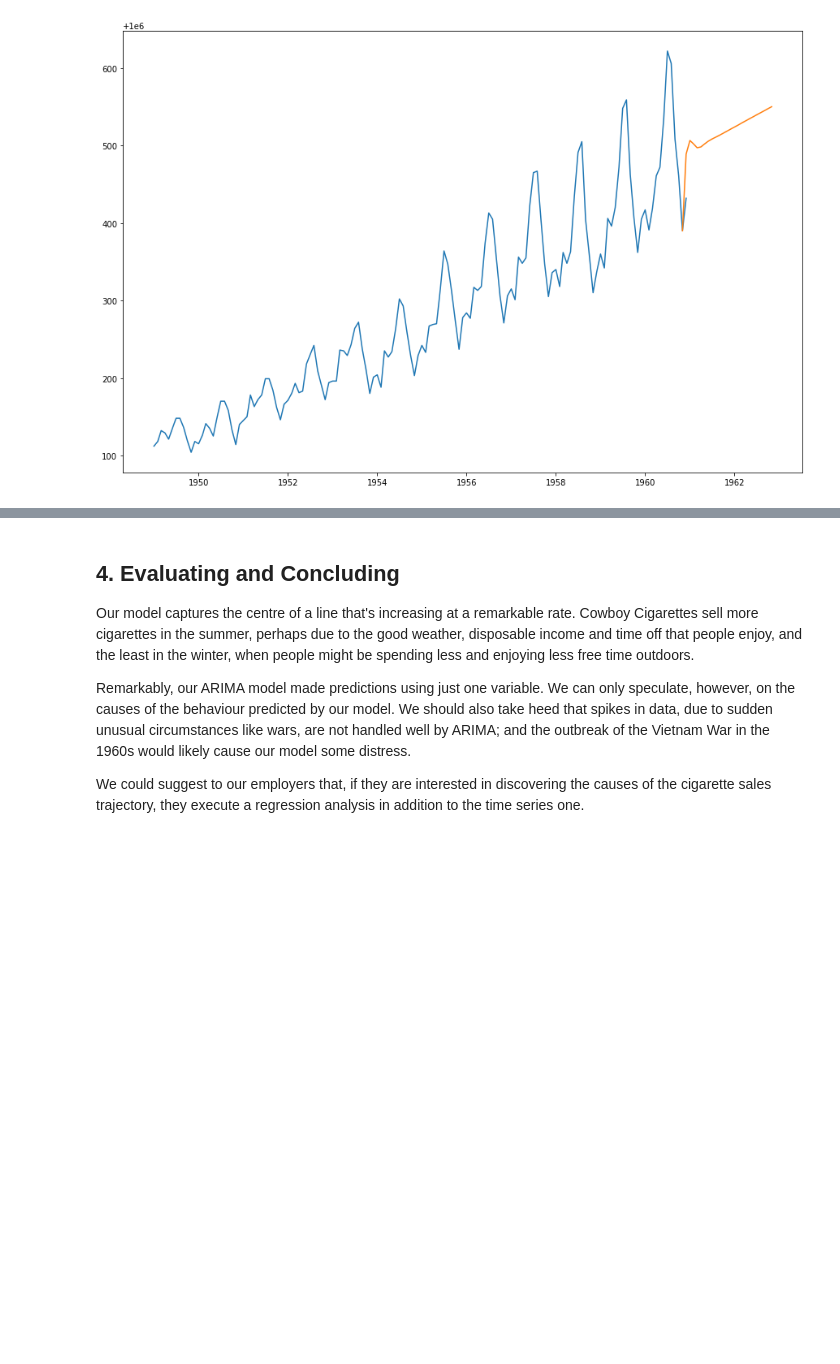
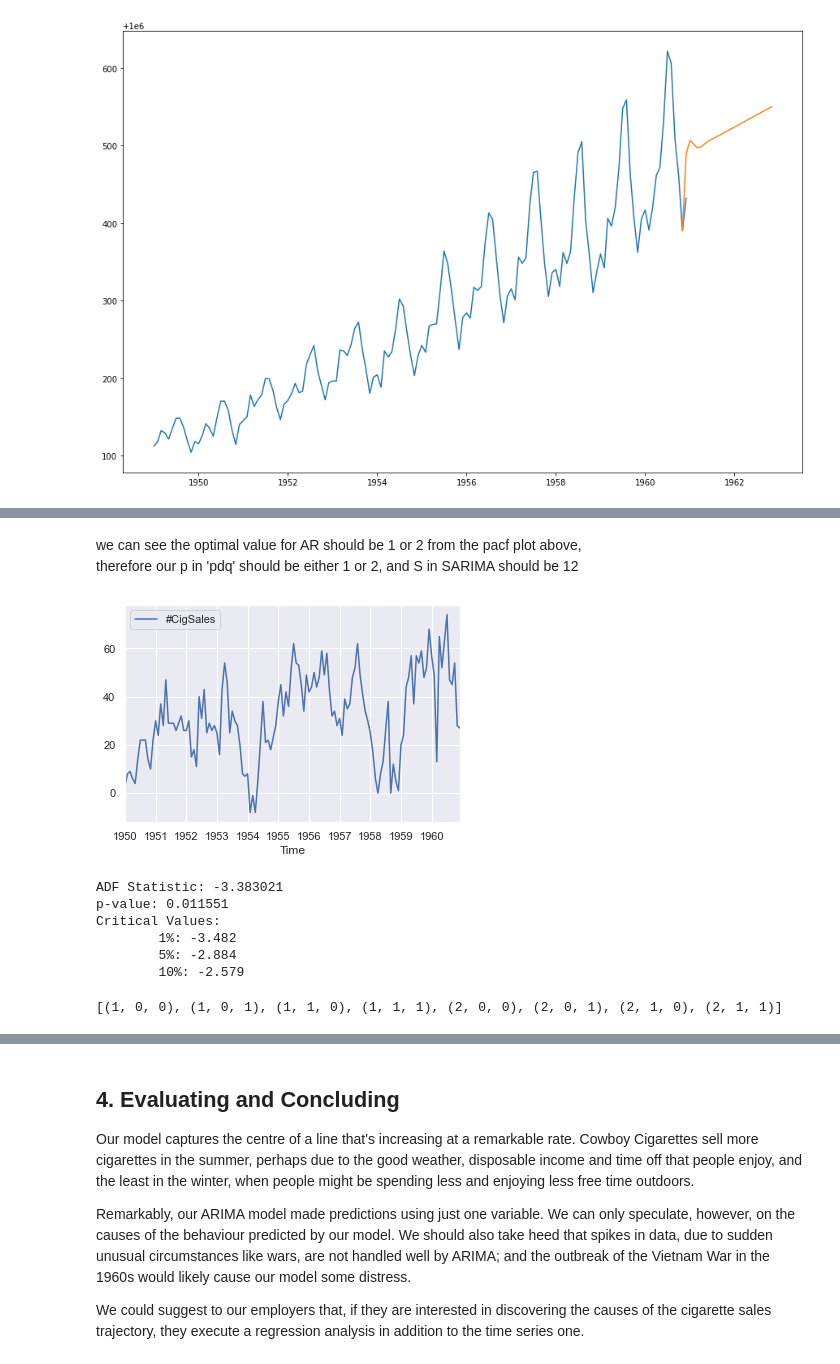
Before and after one commit to yoyo6022/Springboard-hands-on-project, a Jupyter notebook: Cowboys&CigrettesCaseStudy/Cowboy Cigarettes Case Study - Tier 1.ipynb, the cells around one changed output, grey strips where cells are left out. Drawn from its saved outputs; the diff is of its cells as text; code cells hidden in the pictures; blank space fills up the shorter version.

```diff
--- a/Cowboys&CigrettesCaseStudy/Cowboy Cigarettes Case Study - Tier 1.ipynb
+++ b/Cowboys&CigrettesCaseStudy/Cowboy Cigarettes Case Study - Tier 1.ipynb
@@ -457,0 +519,36 @@ plt.show()
+# %% [markdown]
+we can see the optimal value for AR should be 1 or 2 from the pacf plot above,
+<br>therefore our p in 'pdq' should be either 1 or 2, and S in SARIMA should be 12
+# %%
+diffcig=dfcig.diff(12).dropna()
+diffcig.plot()
+plt.show()
+# %% [output]
+[figure, added]
+# %%
+sta_result = adfuller(diffcig)
+print('ADF Statistic: %f' % sta_result[0])
+print('p-value: %f' % sta_result[1])
+print('Critical Values:')
+for key, value in sta_result[4].items():
+    print('\t%s: %.3f' % (key, value))
+# %% [output]
+ADF Statistic: -3.383021
+p-value: 0.011551
+Critical Values:
+        1%: -3.482
+        5%: -2.884
+        10%: -2.579
+# %%
+import itertools
+p = range(1,3)
+d = q = range(0, 2)
+S = 12
+pdq = list(itertools.product(p,d, q))
+pdq = [(x[0],x[1], x[2]) for x in pdq]
+seasonal_pdq = [(x[0], x[1],x[2],S) for x in pdq]
+
+print(pdq)
+# print(seasonal_pdq)
+# %% [output]
+[(1, 0, 0), (1, 0, 1), (1, 1, 0), (1, 1, 1), (2, 0, 0), (2, 0, 1), (2, 1, 0), (2, 1, 1)]
```
Also changed, not shown: parts of 19 cells of this notebook.
